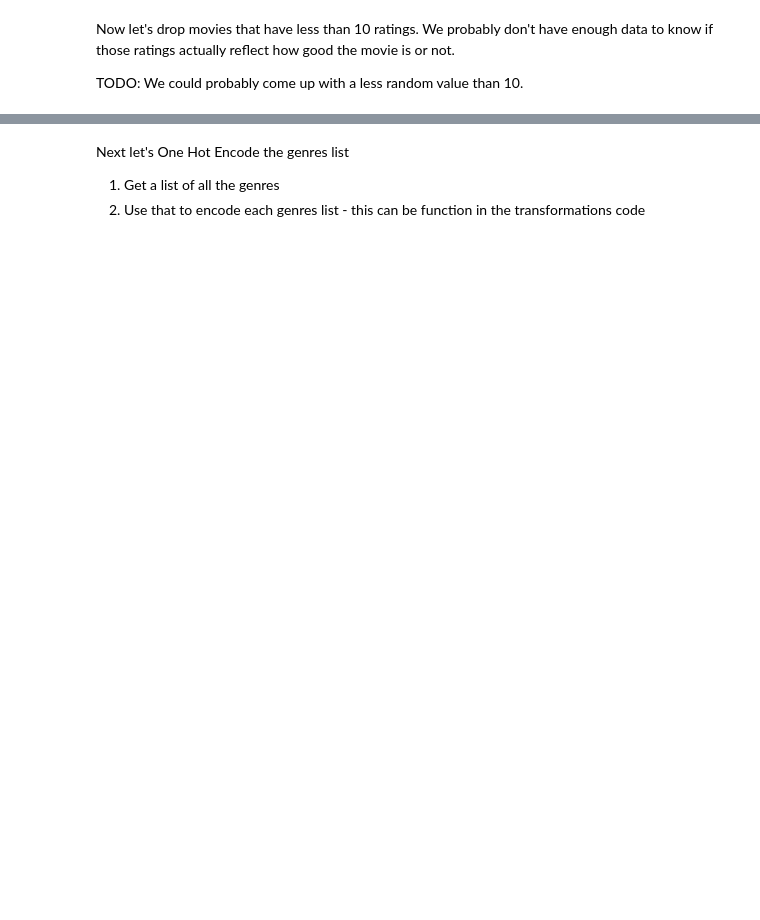
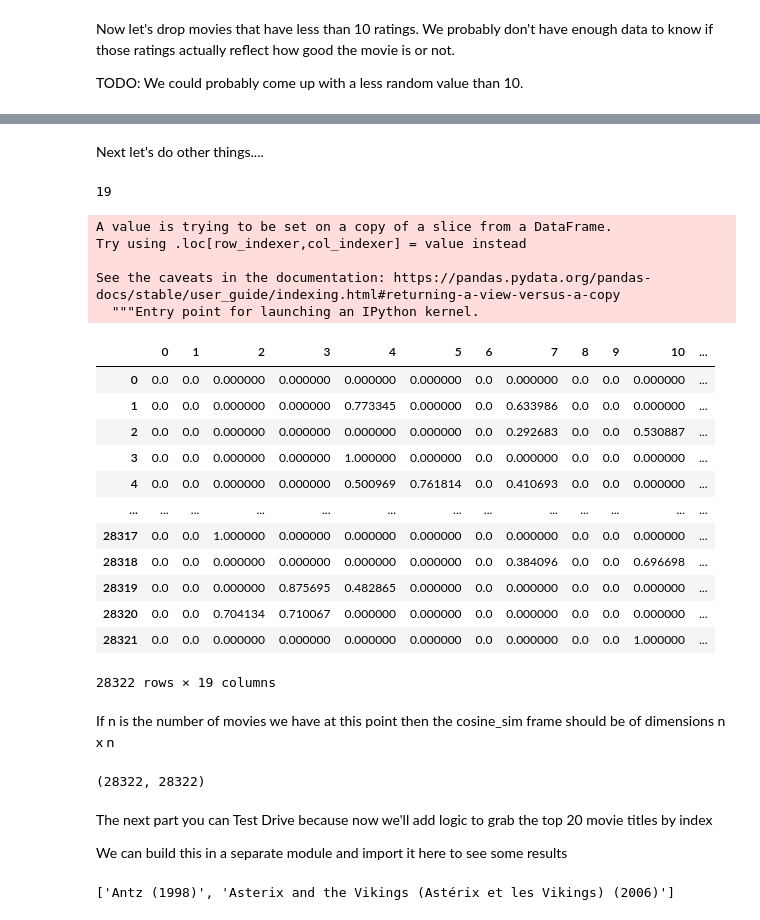
Before and after one commit to lizzypy/simple_recommendation_engine, a Jupyter notebook: analysis/Movies Data Analysis.ipynb, the cells around one changed output, grey strips where cells are left out. Cells and saved outputs as stored; diff of their text form; code cells hidden in the pictures; blank space fills up the shorter version.

```diff
--- a/analysis/Movies Data Analysis.ipynb
+++ b/analysis/Movies Data Analysis.ipynb
@@ -469,6 +487,38 @@ movies_with_many_ratings.sample(20)
-# %% [markdown]
-Next let's One Hot Encode the genres list
-1. Get a list of all the genres
-2. Use that to encode each genres list - this can be function in the transformations code
+# %% [markdown]
+Next let's do other things....
 # %%
 genres_list = list(movies_with_many_ratings.explode('genres').groupby('genres').agg(sum).reset_index()['genres'])
+# %%
+len(genres_list)
+# %% [output]
+19
+# %%
+movies_with_many_ratings['genres_as_string'] = movies_with_many_ratings['genres'].apply(lambda x: ' '.join(x))
+# %% [output]
+A value is trying to be set on a copy of a slice from a DataFrame.
+Try using .loc[row_indexer,col_indexer] = value instead
+
+See the caveats in the documentation: https://pandas.pydata.org/pandas-docs/stable/user_guide/indexing.html#returning-a-view-versus-a-copy
+  """Entry point for launching an IPython kernel.
+# %%
+movies_with_many_ratings = movies_with_many_ratings.reset_index().drop(columns=['index'])
+# %%
+from sklearn.feature_extraction.text import TfidfVectorizer
+tf = TfidfVectorizer(analyzer='word',ngram_range=(1, 1),min_df=0, stop_words='english', vocabulary=genres_list)
+tfidf_matrix = tf.fit_transform(movies_with_many_ratings['genres_as_string'])
+# %%
+pd.DataFrame(tfidf_matrix.toarray())
+# %% [output]
+|  | 0 | 1 | 2 | 3 | 4 | 5 | 6 | 7 | 8 | 9 | 10 | ... |
+| 0 | 0.0 | 0.0 | 0.000000 | 0.000000 | 0.000000 | 0.000000 | 0.0 | 0.000000 | 0.0 | 0.0 | 0.000000 | ... |
+| 1 | 0.0 | 0.0 | 0.000000 | 0.000000 | 0.773345 | 0.000000 | 0.0 | 0.633986 | 0.0 | 0.0 | 0.000000 | ... |
+| 2 | 0.0 | 0.0 | 0.000000 | 0.000000 | 0.000000 | 0.000000 | 0.0 | 0.292683 | 0.0 | 0.0 | 0.530887 | ... |
+| 3 | 0.0 | 0.0 | 0.000000 | 0.000000 | 1.000000 | 0.000000 | 0.0 | 0.000000 | 0.0 | 0.0 | 0.000000 | ... |
+| 4 | 0.0 | 0.0 | 0.000000 | 0.000000 | 0.500969 | 0.761814 | 0.0 | 0.410693 | 0.0 | 0.0 | 0.000000 | ... |
+| ... | ... | ... | ... | ... | ... | ... | ... | ... | ... | ... | ... | ... |
+| 28317 | 0.0 | 0.0 | 1.000000 | 0.000000 | 0.000000 | 0.000000 | 0.0 | 0.000000 | 0.0 | 0.0 | 0.000000 | ... |
+| 28318 | 0.0 | 0.0 | 0.000000 | 0.000000 | 0.000000 | 0.000000 | 0.0 | 0.384096 | 0.0 | 0.0 | 0.696698 | ... |
+| 28319 | 0.0 | 0.0 | 0.000000 | 0.875695 | 0.482865 | 0.000000 | 0.0 | 0.000000 | 0.0 | 0.0 | 0.000000 | ... |
+| 28320 | 0.0 | 0.0 | 0.704134 | 0.710067 | 0.000000 | 0.000000 | 0.0 | 0.000000 | 0.0 | 0.0 | 0.000000 | ... |
+| 28321 | 0.0 | 0.0 | 0.000000 | 0.000000 | 0.000000 | 0.000000 | 0.0 | 0.000000 | 0.0 | 0.0 | 1.000000 | ... |
+28322 rows × 19 columns
@@ -474,0 +528,17 @@ genres_list = list(movies_with_many_ratings.explode('genres').groupby('genres').
+# %% [markdown]
+If n is the number of movies we have at this point then the cosine_sim frame should be of dimensions n x n
+# %%
+cosine_sim.shape
+# %% [output]
+(28322, 28322)
+# %% [markdown]
+The next part you can Test Drive because now we'll add logic to grab the top 20 movie titles by index
+
+We can build this in a separate module and import it here to see some results
+# %%
+from analysis.utils.recommendation import get_similar_movies
+
+similar_movies = get_similar_movies('Toy Story (1995)', cosine_sim, movies_with_many_ratings)
+similar_movies
+# %% [output]
+['Antz (1998)', 'Asterix and the Vikings (Astérix et les Vikings) (2006)']
```
Also changed, not shown: parts of 20 cells of this notebook, 7 other files.
